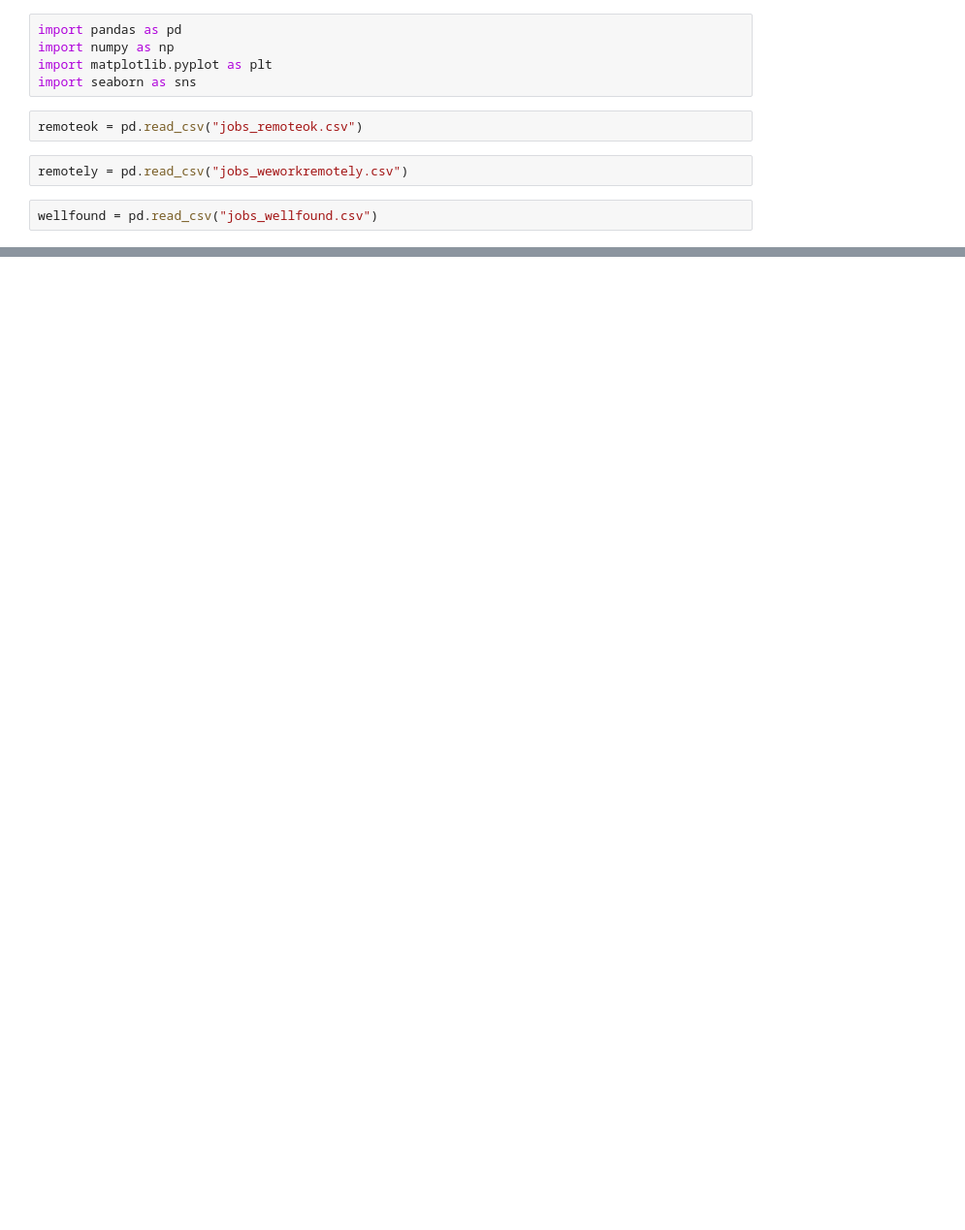
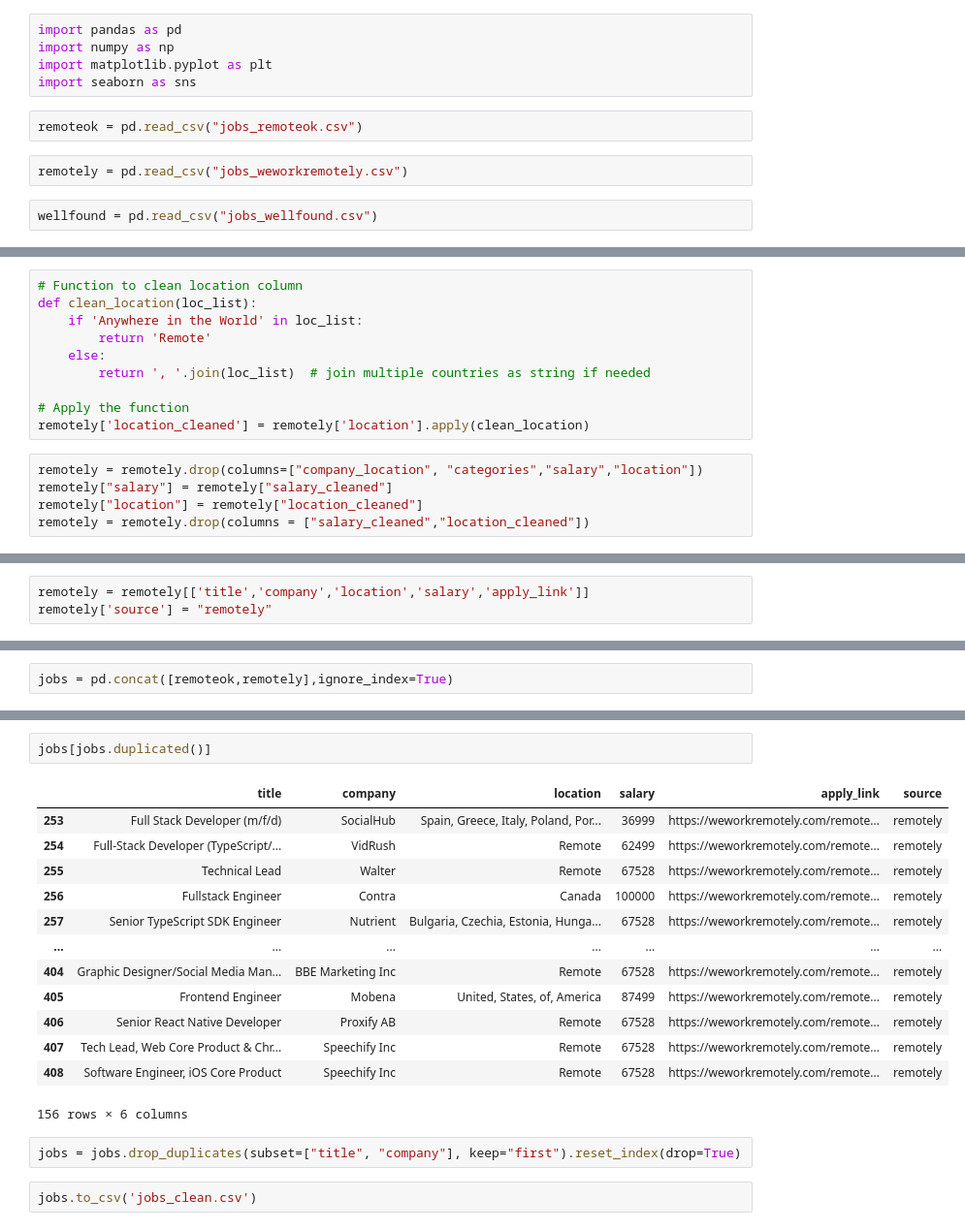
Before and after one commit to Boffins03/Remote-Job-Analyzer, a Jupyter notebook: data/processed/Untitled.ipynb, the cells around one changed output, grey strips where cells are left out. Shown at 97% size. Cells and saved outputs as stored; diff of their text form; blank space fills up the shorter version.

```diff
--- a/data/processed/Untitled.ipynb
+++ b/data/processed/Untitled.ipynb
@@ -53,0 +214,15 @@ memory usage: 12.6+ KB
+# %%
+# Function to clean location column
+def clean_location(loc_list):
+    if 'Anywhere in the World' in loc_list:
+        return 'Remote'
+    else:
+        return ', '.join(loc_list)  # join multiple countries as string if needed
+
+# Apply the function
+remotely['location_cleaned'] = remotely['location'].apply(clean_location)
+# %%
+remotely = remotely.drop(columns=["company_location", "categories","salary","location"])
+remotely["salary"] = remotely["salary_cleaned"]
+remotely["location"] = remotely["location_cleaned"]
+remotely = remotely.drop(columns = ["salary_cleaned","location_cleaned"])
@@ -53,0 +238,3 @@ memory usage: 12.6+ KB
+# %%
+remotely = remotely[['title','company','location','salary','apply_link']]
+remotely['source'] = "remotely"
@@ -53,0 +487,2 @@ memory usage: 12.6+ KB
+# %%
+jobs = pd.concat([remoteok,remotely],ignore_index=True)
@@ -53,0 +546,20 @@ memory usage: 12.6+ KB
+# %%
+jobs[jobs.duplicated()]
+# %% [output]
+|  | title | company | location | salary | apply_link | source |
+| 253 | Full Stack Developer (m/f/d) | SocialHub | Spain, Greece, Italy, Poland, Por... | 36999 | https://weworkremotely.com/remote... | remotely |
+| 254 | Full-Stack Developer (TypeScript/... | VidRush | Remote | 62499 | https://weworkremotely.com/remote... | remotely |
+| 255 | Technical Lead | Walter | Remote | 67528 | https://weworkremotely.com/remote... | remotely |
+| 256 | Fullstack Engineer | Contra | Canada | 100000 | https://weworkremotely.com/remote... | remotely |
+| 257 | Senior TypeScript SDK Engineer | Nutrient | Bulgaria, Czechia, Estonia, Hunga... | 67528 | https://weworkremotely.com/remote... | remotely |
+| ... | ... | ... | ... | ... | ... | ... |
+| 404 | Graphic Designer/Social Media Man... | BBE Marketing Inc | Remote | 67528 | https://weworkremotely.com/remote... | remotely |
+| 405 | Frontend Engineer | Mobena | United, States, of, America | 87499 | https://weworkremotely.com/remote... | remotely |
+| 406 | Senior React Native Developer | Proxify AB | Remote | 67528 | https://weworkremotely.com/remote... | remotely |
+| 407 | Tech Lead, Web Core Product & Chr... | Speechify Inc | Remote | 67528 | https://weworkremotely.com/remote... | remotely |
+| 408 | Software Engineer, iOS Core Product | Speechify Inc | Remote | 67528 | https://weworkremotely.com/remote... | remotely |
+156 rows × 6 columns
+# %%
+jobs = jobs.drop_duplicates(subset=["title", "company"], keep="first").reset_index(drop=True)
+# %%
+jobs.to_csv('jobs_clean.csv')
```
Also changed, not shown: parts of 42 cells of this notebook, 36 other files.
